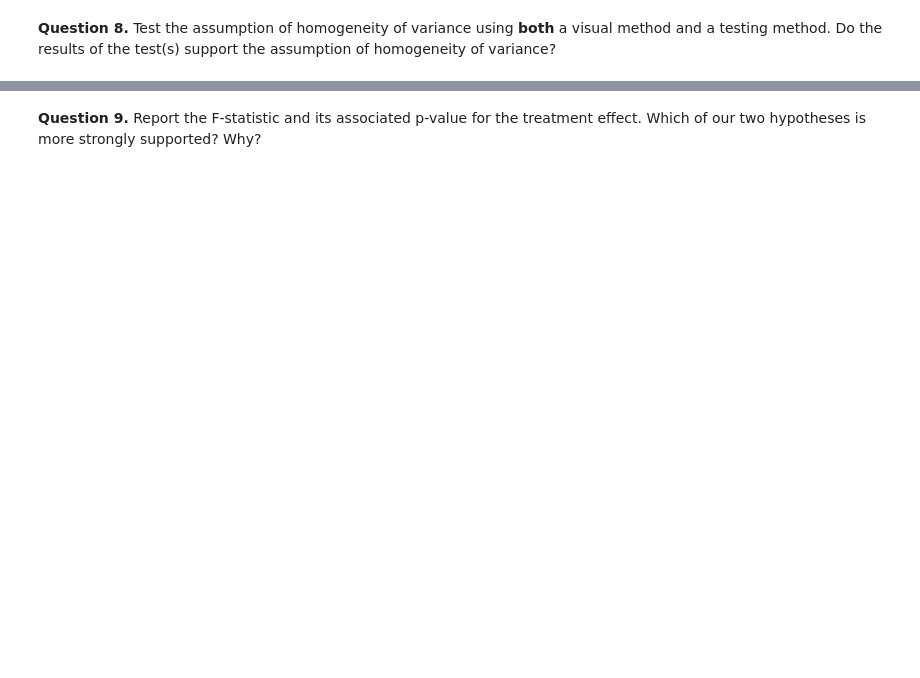
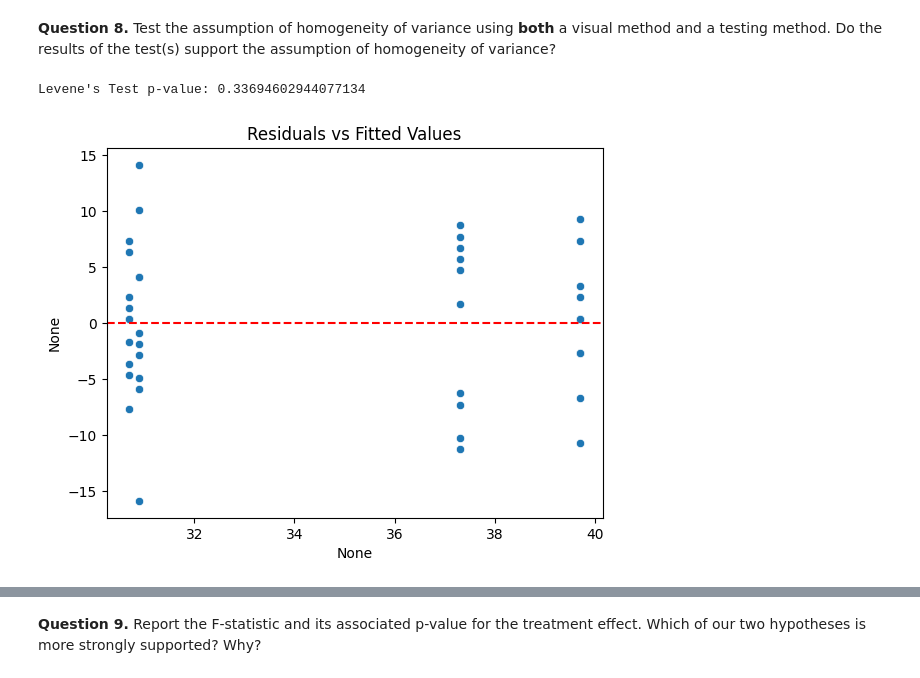
Before and after one commit to cmuriithi/STAT-7220-Applied-Experimental-Design, a Jupyter notebook: Assignments/Midterm-Exam/Midterm-Exam.ipynb, the cells around one changed output, grey strips where cells are left out. Cells and saved outputs as stored; diff of their text form; code cells hidden in the pictures; blank space fills up the shorter version.

```diff
--- a/Assignments/Midterm-Exam/Midterm-Exam.ipynb
+++ b/Assignments/Midterm-Exam/Midterm-Exam.ipynb
@@ -265,2 +346,25 @@ Plastic Silicone      1.7    0.0  0.8192 2.5808   True
 # %% [markdown]
 **Question 8.** Test the assumption of homogeneity of variance using **both** a visual method and a testing method. Do the results of the test(s) support the assumption of homogeneity of variance?
+# %%
+import pandas as pd
+import scipy.stats as stats
+import matplotlib.pyplot as plt
+import seaborn as sns
+from statsmodels.formula.api import ols
+
+# Levene's Test #
+VR['Combined_Group'] = VR['Method'] + "_" + VR['Experience']
+groups = [group['Score'].values for name, group in VR.groupby('Combined_Group')]
+levene_stat, levene_p = stats.levene(*groups)
+print(f"Levene's Test p-value: {levene_p}")
+
+# Residuals vs Fitted Plot #
+model = ols('Score ~ C(Method) * C(Experience)', data=VR).fit()
+sns.scatterplot(x=model.fittedvalues, y=model.resid)
+plt.axhline(0, color='red', linestyle='--')
+plt.title('Residuals vs Fitted Values')
+plt.savefig('vr_residuals_vs_fitted.png')
+plt.show()
+# %% [output]
+Levene's Test p-value: 0.33694602944077134
+[figure, added]
```
Also changed, not shown: parts of 37 cells of this notebook.
